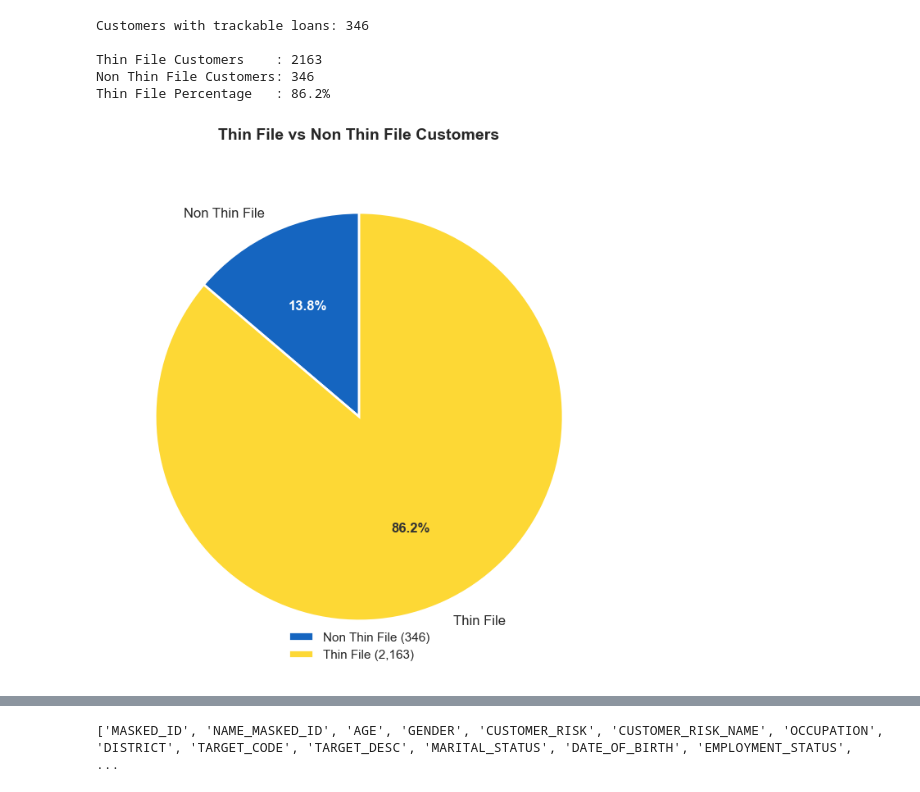
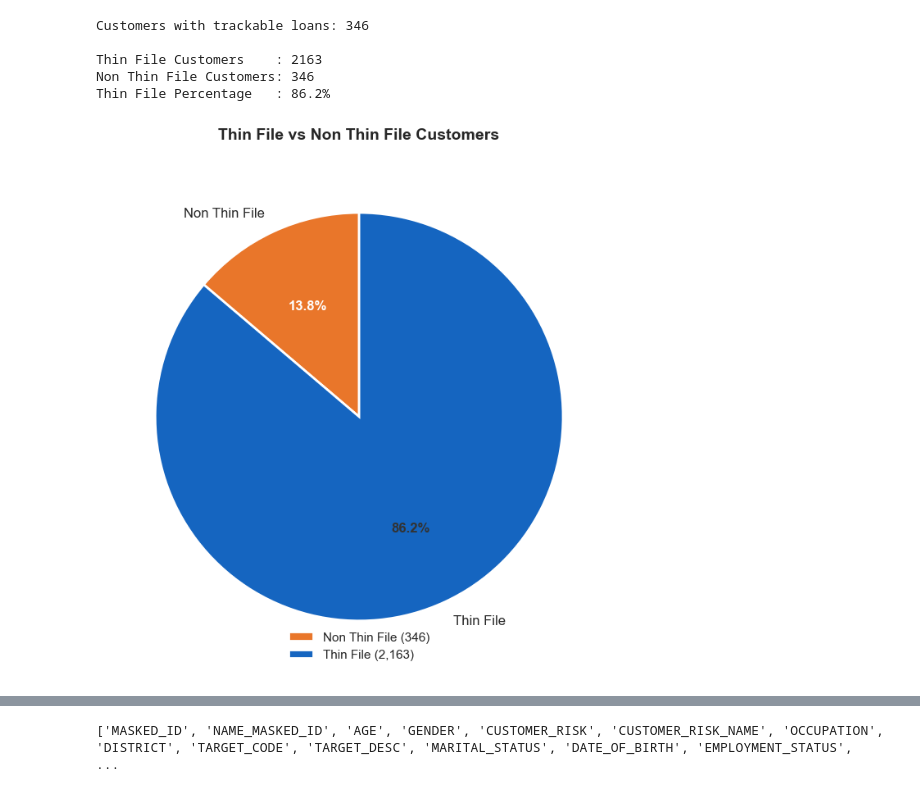
Before and after one commit to Kavindya-1/FYP, a Jupyter notebook: Initial notebook.ipynb, the cells around one changed output, grey strips where cells are left out. Saved outputs shown, nothing was run; the diff lists cells and outputs as text; code cells hidden in the pictures.

```diff
--- a/Initial notebook.ipynb
+++ b/Initial notebook.ipynb
@@ -1142,13 +1194,15 @@ eligible_cus_df = eligible_cus_df.merge(
     on='MASKED_ID',
     how='left'
 )
+# %%
+eligible_cus_df = eligible_cus_df.merge(txn_features, on="MASKED_ID", how="left")
 # %%
 mask = (
-    eligible_cus_df['Avg_Monthly_Credit'].isna() &
+    eligible_cus_df['AVG_MONTHLY_INFLOW'].isna() &
     (eligible_cus_df['Monthly_Avg_Balance'] > 0)
 )
 
-eligible_cus_df.loc[mask, 'Avg_Monthly_Credit'] = (
+eligible_cus_df.loc[mask, 'AVG_MONTHLY_INFLOW'] = (
     eligible_cus_df.loc[mask, 'Monthly_Avg_Balance']
 )
 # %%
@@ -1549,7 +1589,7 @@ model_data = eligible_cus_df.copy()
 # %%
 # eligible_cus_df
 # %%
-model_data = model_data.merge(txn_features, on="MASKED_ID", how="left")
+# model_data = model_data.merge(txn_features, on="MASKED_ID", how="left")
 # %%
 print(model_data.columns)
 # %% [output]
@@ -1909,39 +1919,7 @@ Thin File Customers    : 2163
 Non Thin File Customers: 346
 Thin File Percentage   : 86.2%
 # %%
-# import matplotlib.pyplot as plt
 
-# thin     = model_data['Thin_File_Flag'].sum()
-# non_thin = (model_data['Thin_File_Flag'] == 0).sum()
-
-# fig, ax = plt.subplots(figsize=(7, 7))
-
-# wedges, texts, autotexts = ax.pie(
-#     [non_thin, thin],
-#     labels    = ["Non Thin File", "Thin File"],
-#     colors    = ["#4CAF50", "#9E9E9E"],
-#     autopct   = "%1.1f%%",
-#     startangle= 90,
-#     wedgeprops= {"edgecolor": "white", "linewidth": 2}
-# )
-
-# for text in texts:
-#     text.set_fontsize(12)
-# for autotext in autotexts:
-#     autotext.set_fontsize(12)
-#     autotext.set_fontweight("bold")
-#     autotext.set_color("white")
-
-# ax.set_title("Thin File vs Non Thin File Customers", fontsize=14, fontweight="bold", pad=20)
-
-# # Add counts in legend
-# ax.legend(
-#     [f"Non Thin File ({non_thin:,})", f"Thin File ({thin:,})"],
-#     loc="lower center", fontsize=11, frameon=False
-# )
-
-# plt.tight_layout()
-# plt.show()
 
 
 import matplotlib.pyplot as plt
@@ -1950,35 +1928,35 @@ thin     = model_data['Thin_File_Flag'].sum()
 non_thin = (model_data['Thin_File_Flag'] == 0).sum()
 
 fig, ax = plt.subplots(figsize=(7, 7))
 
 wedges, texts, autotexts = ax.pie(
     [non_thin, thin],
     labels     = ["Non Thin File", "Thin File"],
-    colors     = ["#1565C0", "#FDD835"],
+    colors     = ["#E9762A", "#1565C0"],
     autopct    = "%1.1f%%",
     startangle = 90,
     wedgeprops = {"edgecolor": "white", "linewidth": 2}
 )
 
 for text in texts:
     text.set_fontsize(12)
 
 for autotext, color in zip(autotexts, ["white", "#333333"]):
     autotext.set_fontsize(12)
     autotext.set_fontweight("bold")
     autotext.set_color(color)   # white on blue, dark on yellow for readability
 
 ax.set_title("Thin File vs Non Thin File Customers", fontsize=14, fontweight="bold", pad=20)
 
 ax.legend(
     [f"Non Thin File ({non_thin:,})", f"Thin File ({thin:,})"],
     loc="lower center", fontsize=11, frameon=False
 )
 
 plt.tight_layout()
 plt.show()
 # %% [output]
-[figure, old version]
+[figure, new version]
 # %%
 model_data
 # %% [output]
```
Also changed, not shown: parts of 75 cells of this notebook, 7 other files.
